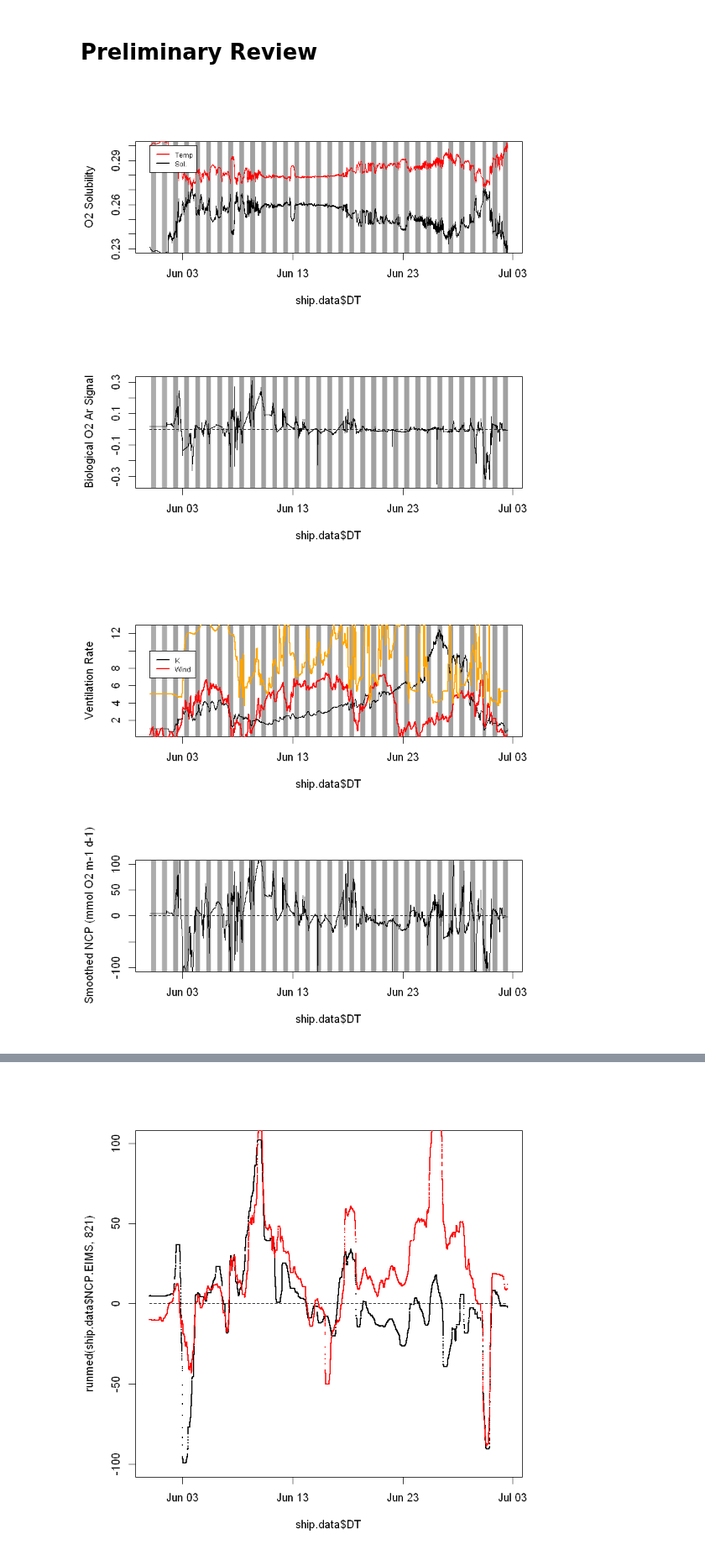
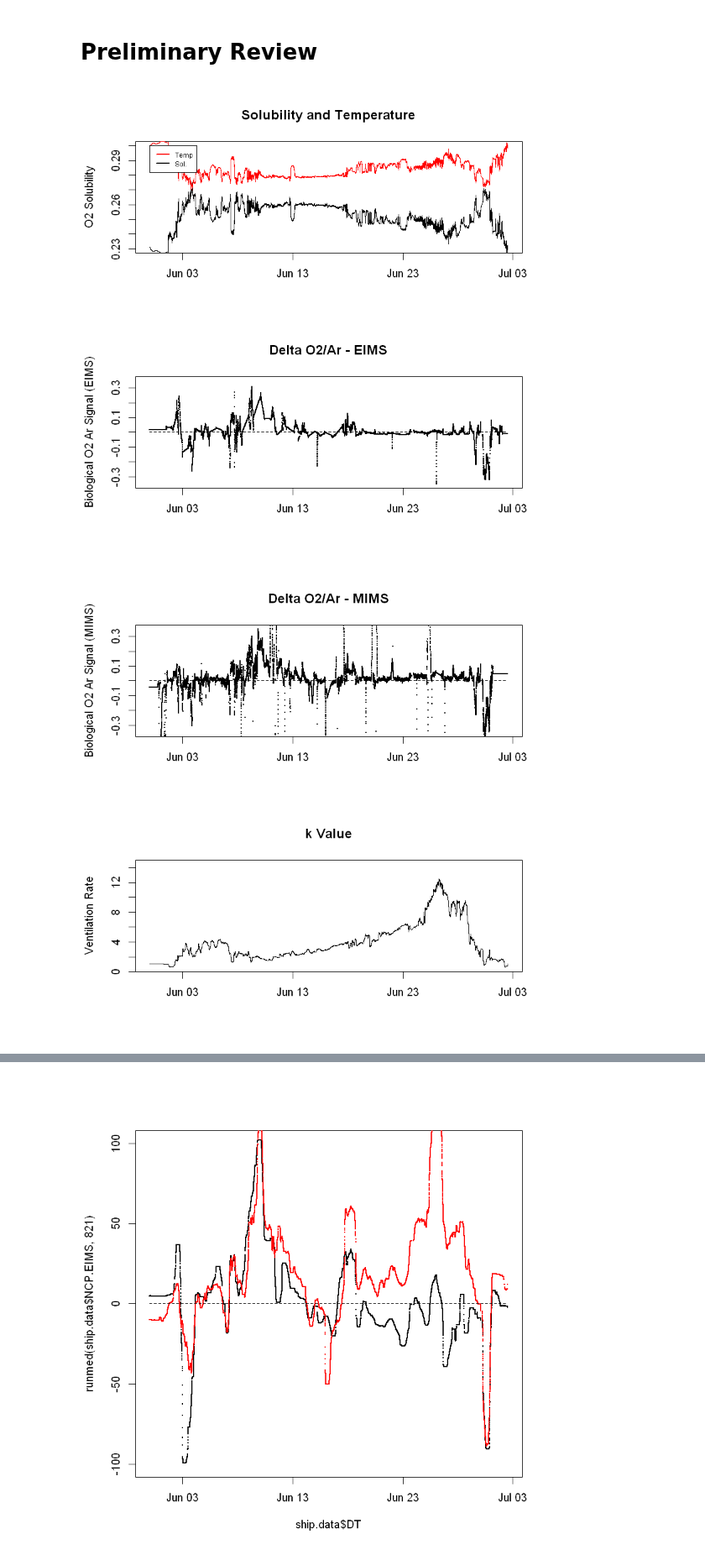
Before and after one commit to tbrycekelly/MIMS-TBK, a Jupyter notebook: Module - NCP Model.ipynb, the cells around one changed output, grey strips where cells are left out. Shown at 84% size. Saved outputs shown, nothing was run; the diff lists cells and outputs as text; code cells hidden in the pictures.

```diff
--- a/Module - NCP Model.ipynb
+++ b/Module - NCP Model.ipynb
@@ -151,10 +162,6 @@ ship.data$NCP.EIMS = calc.ncp(ship.data$EIMS.O2.Ar, ship.data$EIMS.O2.Ar.cal, sh
 ship.data$NCP.MIMS = calc.ncp(ship.data$MIMS.O2.Ar, ship.data$MIMS.O2.Ar.cal, ship.data$SA,
                               ship.data$Optode.temp2, ship.data$k)
 
-signal = ship.data$MIMS.40 * (ship.data$MIMS.32.cal / ship.data$MIMS.32) / ship.data$MIMS.32
-ship.data$NCP.MIMS2 = calc.ncp(1/signal, ship.data$MIMS.32.cal / ship.data$MIMS.40.cal, ship.data$SA,
-                              ship.data$Optode.temp2, ship.data$k)
-
 ship.data = ship.data[!is.na(ship.data$NCP.EIMS),]
 ship.data = ship.data[!is.na(ship.data$NCP.MIMS),]
 # %% [markdown]
@@ -162,44 +169,65 @@ ship.data = ship.data[!is.na(ship.data$NCP.MIMS),]
 # %%
 #pdf('Output/NCP Module - NCP Diagnostics.pdf')
 #png('Output/NCP Module - NCP Diagnostics.png')
 
 par(mfrow=c(2,1))
 
+################################
 ## O2 solubility and temperature
-plot(ship.data$DT, O2sol(ship.data$SA, ship.data$TT) / 1000, type='l', ylab='O2 Solubility', ylim=c(0.23, 0.30))
-add.daynight()
+################################
+plot(ship.data$DT, O2sol(ship.data$SA, ship.data$TT) / 1000, type='l', ylab='O2 Solubility',
+     ylim=c(0.23, 0.30), xlab='', main='Solubility and Temperature')
+#add.daynight()
 lines(ship.data$DT, ship.data$TT/300 + 0.235, col='red', lwd=1)
 legend(ship.data$DT[1], 0.30, c('Temp', 'Sol.'), col=c('red', 'black'), cex=0.6, lwd=2)
 
+################################
 ## Biological O2 argon singal
-plot(ship.data$DT,  (ship.data$EIMS.O2.Ar / ship.data$EIMS.O2.Ar.cal - 1), type='l', ylab='Biological O2 Ar Signal')
-add.daynight()
+################################
+plot(ship.data$DT,  (ship.data$EIMS.O2.Ar / ship.data$EIMS.O2.Ar.cal - 1), pch=20, cex=0.1,
+     ylab='Biological O2 Ar Signal (EIMS)', xlab='', main='Delta O2/Ar - EIMS', ylim=c(-0.35, 0.35))
+#add.daynight()
 lines(c(min(ship.data$DT), max(ship.data$DT)), c(0, 0), lty=2)
 
-## Wind speed and k values
-plot(ship.data$DT, ship.data$k, type='l', ylab='Ventilation Rate')
-add.daynight()
-lines(ship.data$DT, ship.data$NCEP/2, col='red', lwd=2)
-lines(ship.data$DT, ship.data$MLD/3, col='orange', lwd=2)
-legend(ship.data$DT[1], 10, c('K', 'Wind'), col=c('black', 'red'), cex=0.6, lwd=2)
 
-## NCP plot (smoothed)
-plot(ship.data$DT, ma(ship.data$NCP.EIMS, 15), type='l', ylab='Smoothed NCP (mmol O2 m-1 d-1)', ylim=c(-100, 100))
-add.daynight()
+plot(ship.data$DT,  (ship.data$MIMS.O2.Ar / ship.data$MIMS.O2.Ar.cal - 1), pch=20, cex=0.1,
+     ylab='Biological O2 Ar Signal (MIMS)', xlab='', main='Delta O2/Ar - MIMS', ylim=c(-0.35, 0.35))
+#add.daynight()
 lines(c(min(ship.data$DT), max(ship.data$DT)), c(0, 0), lty=2)
 
-plot(ship.data$DT, ma(ship.data$NCP.MIMS, 15), type='l', ylab='Smoothed NCP (mmol O2 m-1 d-1)', ylim=c(-100, 100))
-add.daynight()
+################################
+## Wind speed and k values
+################################
+plot(ship.data$DT, ship.data$k, type='l', ylab='Ventilation Rate', main='k Value', xlab='', yaxs='i', ylim=c(0,15))
+#add.daynight()
+
+plot(ship.data$DT, ship.data$NCEP, ylim=c(0, 50), pch=20, cex=0.1, xaxs='i', ylab='Wind Speed (MLD)',
+     xlab='', main='NCEP Wind Speed (MLD in Orange)')
+points(ship.data$DT, ship.data$MLD, col='orange', pch=20, cex=0.1)
+#legend(ship.data$DT[1], 10, c('K', 'Wind'), col=c('black', 'red'), cex=0.6, lwd=2)
+
+################################
+## NCP plot (smoothed)
+################################
+plot(ship.data$DT, ma(ship.data$NCP.EIMS, 25), type='l', ylab='Smoothed EIMS NCP (mmol O2 m-1 d-1)',
+     ylim=c(-100, 100), xlab='')
+#add.daynight()
+lines(c(min(ship.data$DT), max(ship.data$DT)), c(0, 0), lty=2)
+
+
+plot(ship.data$DT, ma(ship.data$NCP.MIMS, 25), type='l', ylab='Smoothed MIMS NCP (mmol O2 m-1 d-1)',
+     ylim=c(-100, 100), xlab='')
+#add.daynight()
 lines(c(min(ship.data$DT), max(ship.data$DT)), c(0, 0), lty=2)
 
 ## lines(ship.data$DT,  O2sol(ship.data$SA, ship.data$TT) - ship.data$OS) ## TODO: COnvert ship O2 to useable units
 #lines(ship.data$DT, (rho(S = ship.data$SA, ship.data$TT)*10 - 10400), col='red', lwd=2)
 #legend(ship.data$DT[1], -100, c('NCP', 'Rho'), col=c('black', 'red'), cex=0.6, lwd=2)
 
 ## NCP plot (smoothed)
 #plot(ship.data$DT, rho(S = ship.data$SA, ship.data$TT), type='l', ylab='Density (Kg m-3)')
 
 #dev.off()
 # %% [output]
-[figure, old version]
+[figure, new version]
-[figure, old version]
+[figure, new version]
```
Also changed, not shown: parts of 4 cells of this notebook, 2 other files.
